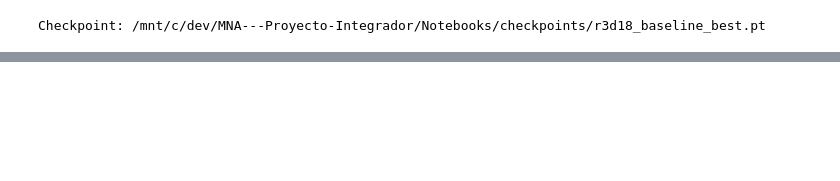
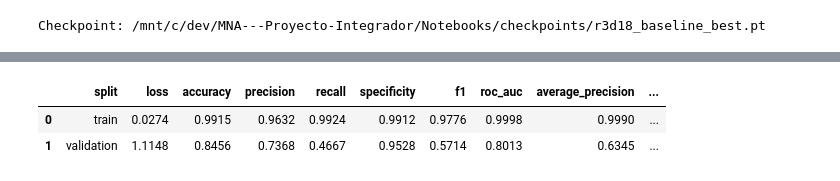
Before and after one commit to joseluistinajero/MNA---Proyecto-Integrador, a Jupyter notebook: Notebooks/Avance3_Equipo41.ipynb, the cells around one changed output, grey strips where cells are left out. Cells and saved outputs as stored; diff of their text form; code cells hidden in the pictures; blank space fills up the shorter version.

```diff
--- a/Notebooks/Avance3_Equipo41.ipynb
+++ b/Notebooks/Avance3_Equipo41.ipynb
@@ -3759,0 +4449,52 @@ Existe: True
+# %%
+train_loss_fijo, train_metricas_fijas = evaluar_una_epoca(
+    model=model,
+    loader=train_eval_loader,
+    criterion=criterion,
+    device=device
+)
+
+val_loss_fijo, val_metricas_fijas = evaluar_una_epoca(
+    model=model,
+    loader=val_loader,
+    criterion=criterion,
+    device=device
+)
+
+
+comparacion_fija = pd.DataFrame(
+    [
+        {
+            "split": "train",
+            "loss": train_loss_fijo,
+            **{
+                k: v
+                for k, v in train_metricas_fijas.items()
+                if k not in [
+                    "tn", "fp", "fn", "tp",
+                    "threshold_eer"
+                ]
+            }
+        },
+        {
+            "split": "validation",
+            "loss": val_loss_fijo,
+            **{
+                k: v
+                for k, v in val_metricas_fijas.items()
+                if k not in [
+                    "tn", "fp", "fn", "tp",
+                    "threshold_eer"
+                ]
+            }
+        }
+    ]
+)
+
+display(
+    comparacion_fija.round(4)
+)
+# %% [output]
+|  | split | loss | accuracy | precision | recall | specificity | f1 | roc_auc | average_precision | ... |
+| 0 | train | 0.0274 | 0.9915 | 0.9632 | 0.9924 | 0.9912 | 0.9776 | 0.9998 | 0.9990 | ... |
+| 1 | validation | 1.1148 | 0.8456 | 0.7368 | 0.4667 | 0.9528 | 0.5714 | 0.8013 | 0.6345 | ... |
```
Also changed, not shown: parts of 31 cells of this notebook.
